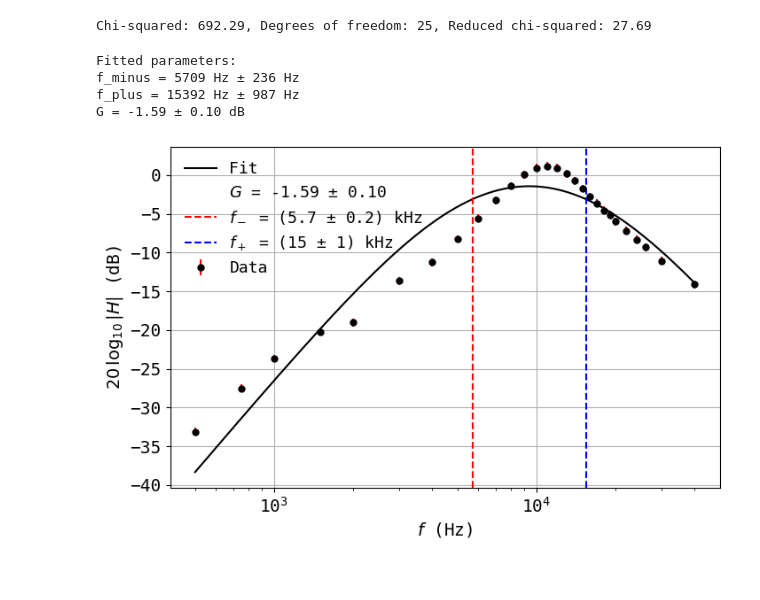
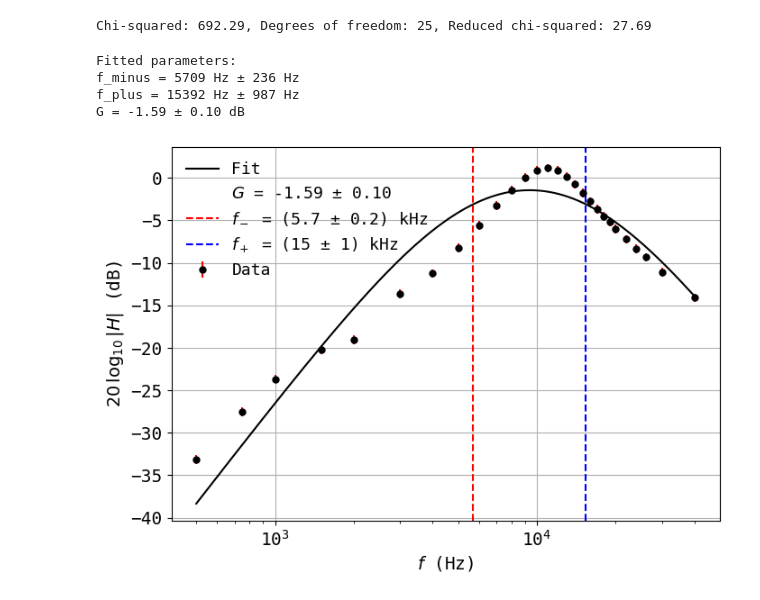
Before and after one commit to askeroelshoej/SP-Lock-In-Amp, a Jupyter notebook: experiment/analysis_stage1_3.ipynb, the cells around one changed output. Drawn from its saved outputs; the diff is of its cells as text; code cells hidden in the pictures.

Commit message:
New plots

```diff
--- a/experiment/analysis_stage1_3.ipynb
+++ b/experiment/analysis_stage1_3.ipynb
@@ -16,6 +16,15 @@ def lin_to_dB(x):
 
 def deg_to_rad(deg):
     return (np.pi / 180) * deg
+
+def rms_to_amp(rms):
+    return rms * np.sqrt(2)
+
+def lin_to_dB(x):
+    return 20 * np.log10(x)
+
+def deg_to_rad(deg):
+    return (np.pi / 180) * deg
 # %% [markdown]
 #### Experiment 1 - plots
 # %%
@@ -186,38 +195,38 @@ Chi-squared: 692.29, Degrees of freedom: 25, Reduced chi-squared: 27.69
 # %%
 params = minuit_bandpass.values
 errors = minuit_bandpass.errors
 f_minus = params['f_minus']
 f_plus = params['f_minus'] + params['f_delta']
 gain = params['G']
 f_plus_error = np.sqrt(errors['f_minus']**2 + errors['f_delta']**2)
 print("Fitted parameters:")
 print(f"f_minus = {params['f_minus']:.0f} Hz ± {errors['f_minus']:.0f} Hz")
 print(f"f_plus = {f_plus:.0f} Hz ± {f_plus_error:.0f} Hz")
 print(f"G = {params['G']:.2f} ± {errors['G']:.2f} dB")
 #plot:
 f_linspace = np.linspace(np.min(freq), np.max(freq), 1000)
 func_values = gain_modelV2(f_linspace, *params)
 
 
 
-plt.figure(figsize=(8, 5))
-plt.errorbar(freq, amp_dB, yerr=y_errs, fmt='o', ms = 5, color='k', ecolor='r', label='Data')
-plt.plot(f_linspace, func_values, linestyle='-', color='k', label=f'Fit')
-plt.plot([], [], ' ', label=f'$G$ = {gain:.2f} ± {errors["G"]:.2f}')
-plt.axvline(f_minus, color='r', linestyle='--', label=f'$f_-$ = ({round(f_minus, -2)/1000:.1f} ± {round(errors["f_minus"], -2)/1000:.1f}) kHz')
-plt.axvline(f_plus, color='b', linestyle='--', label=f'$f_+$ = ({round(f_plus, -2)/1000:.0f} ± {round(f_plus_error, -2)/1000:.0f}) kHz')
+fig, ax = plt.subplots(figsize=(8, 5))
+ax.errorbar(freq, amp_dB, yerr=y_errs, fmt='o', ms = 5, color='k', ecolor='r', label='Data')
+ax.plot(f_linspace, func_values, linestyle='-', color='k', label=f'Fit')
+ax.plot([], [], ' ', label=f'$G$ = {gain:.2f} ± {errors["G"]:.2f}')
+ax.axvline(f_minus, color='r', linestyle='--', label=f'$f_-$ = ({round(f_minus, -2)/1000:.1f} ± {round(errors["f_minus"], -2)/1000:.1f}) kHz')
+ax.axvline(f_plus, color='b', linestyle='--', label=f'$f_+$ = ({round(f_plus, -2)/1000:.0f} ± {round(f_plus_error, -2)/1000:.0f}) kHz')
 
-plt.xlabel(r"$f$ (Hz)", fontsize=14)
-plt.ylabel(r"$20 \,\log_{10}|H|$ (dB)", fontsize=14)
-plt.xticks(fontsize=14)
-plt.yticks(fontsize=14)
-plt.xscale('log')
-plt.grid(True)
-plt.legend(loc = 'upper left', frameon = False, fontsize = 13);
-plt.savefig('stage13_fit.pdf', dpi=600, bbox_inches='tight', pad_inches=0.02);
+ax.set_xlabel(r"$f$ (Hz)", fontsize=14)
+ax.set_ylabel(r"$20 \,\log_{10}|H|$ (dB)", fontsize=14)
+ax.tick_params(axis='both', which='major', labelsize=14)
+ax.set_xscale('log')
+ax.grid(True)
+ax.legend(loc = 'upper left', frameon = False, fontsize = 13);
+fig.subplots_adjust(left=0.12, right=0.88, bottom=0.12, top=0.95)
+plt.savefig('stage13_fit.pdf', dpi=600, bbox_inches='tight');
 # %% [output]
 Fitted parameters:
 f_minus = 5709 Hz ± 236 Hz
 f_plus = 15392 Hz ± 987 Hz
 G = -1.59 ± 0.10 dB
-[figure, old version]
+[figure, new version]
```
Also changed, not shown: 10 other files.
